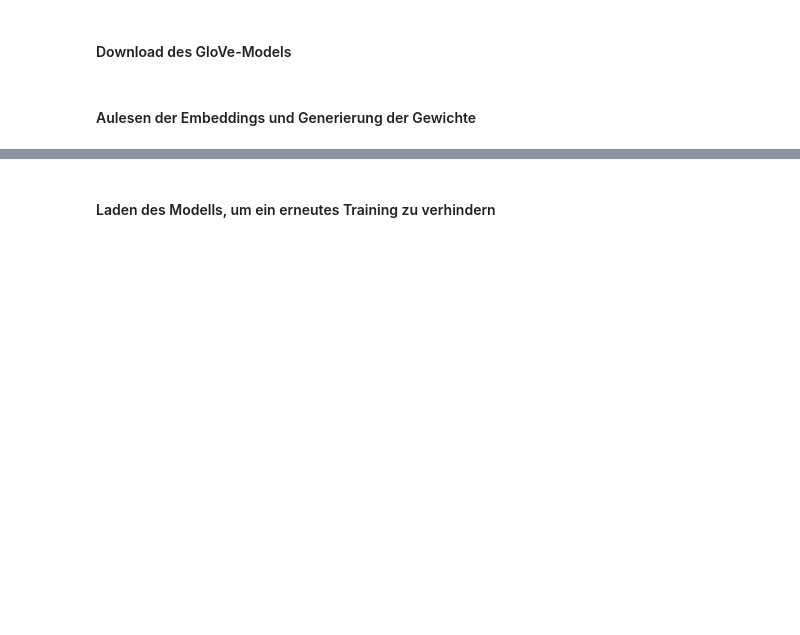
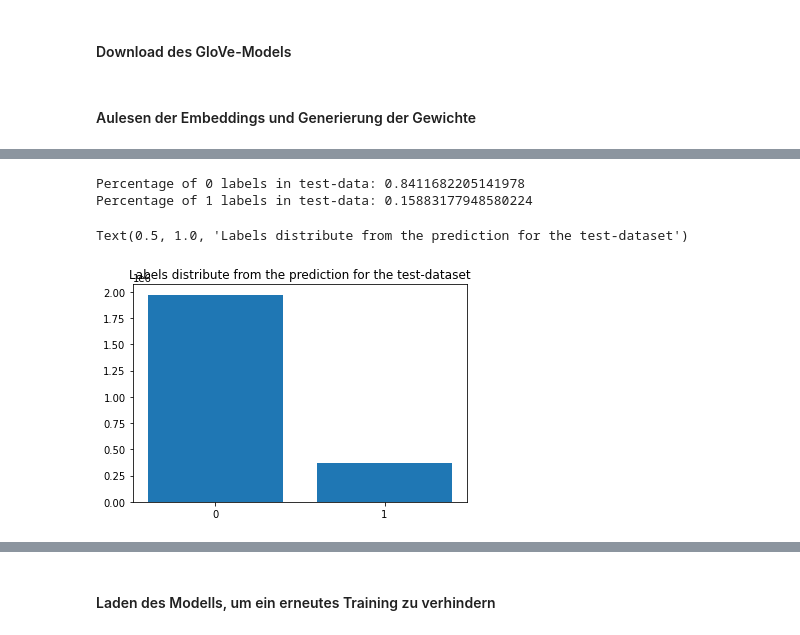
Before and after one commit to rxt30/Gruppe_G_Fragen, a Jupyter notebook: kaggle.ipynb, the cells around one changed output, grey strips where cells are left out. Drawn from its saved outputs; the diff is of its cells as text; code cells hidden in the pictures; blank space fills up the shorter version.

```diff
--- a/kaggle.ipynb
+++ b/kaggle.ipynb
@@ -382,0 +488,4 @@ with open('models/tokenizer.json', 'w', encoding='utf-8') as f:
+# %%
+val_acc_per_epoch = history.history['val_accuracy']
+best_epoch = val_acc_per_epoch.index(max(val_acc_per_epoch)) + 1
+print(f"Optimale Anzahl der Epochen: {best_epoch}")
@@ -382,0 +496,7 @@ with open('models/tokenizer.json', 'w', encoding='utf-8') as f:
+# %%
+model = tuner.hypermodel.build(best_hps)
+history = model.fit([q1_train, q2_train], yTrain,
+                    validation_data = ((q1_valid, q2_valid), yValid),
+                    epochs = best_epoch,
+                    batch_size = 2048,
+)
@@ -382,0 +574,4 @@ with open('models/tokenizer.json', 'w', encoding='utf-8') as f:
+# %%
+test = model.predict([q1_test, q2_test], batch_size = 2048, verbose = 1, use_multiprocessing = True)
+test_labels = np.where(test > 0.5, 1, 0)
+dist = np.unique(test_labels, return_counts=True)
@@ -382,0 +581,16 @@ with open('models/tokenizer.json', 'w', encoding='utf-8') as f:
+# %%
+print(f"Percentage of 0 labels in test-data: {dist[1][0] / len(test.flatten())}")
+print(f"Percentage of 1 labels in test-data: {dist[1][1] / len(test.flatten())}")
+# %% [output]
+Percentage of 0 labels in test-data: 0.8411682205141978
+Percentage of 1 labels in test-data: 0.15883177948580224
+# %%
+fig, ax = plt.subplots()
+#abel_dist = df_train.is_duplicate.value_counts()
+
+ax.bar([0,1],[dist[1][0], dist[1][1]])
+ax.set_xticks([0,1], labels=[0,1])
+ax.set_title('Labels distribute from the prediction for the test-dataset')
+# %% [output]
+Text(0.5, 1.0, 'Labels distribute from the prediction for the test-dataset')
+[figure, added]
```
Also changed, not shown: parts of 67 cells of this notebook.
